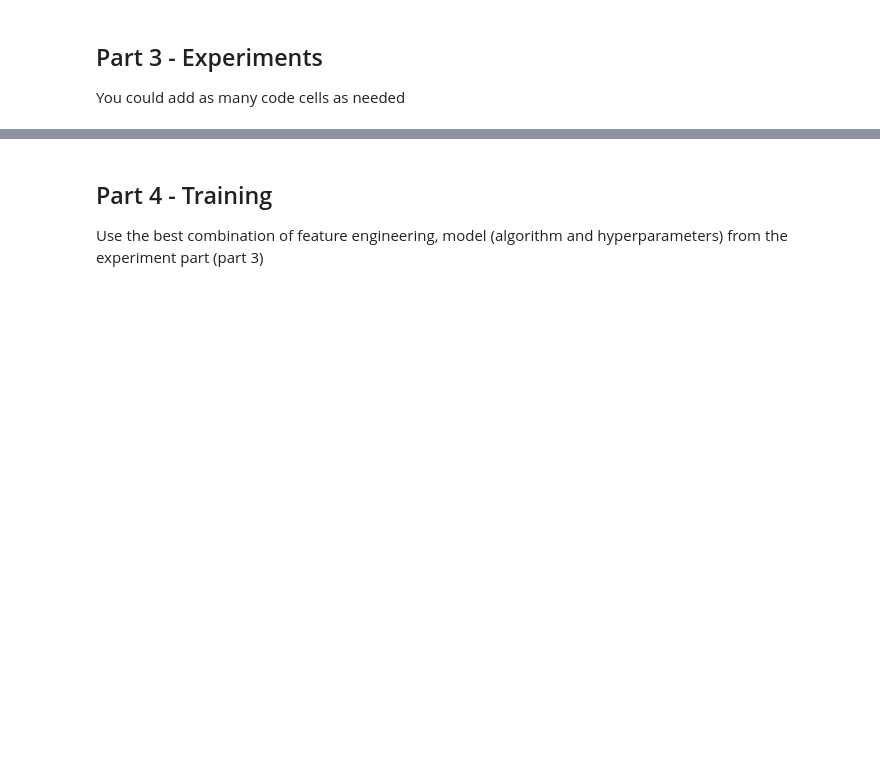
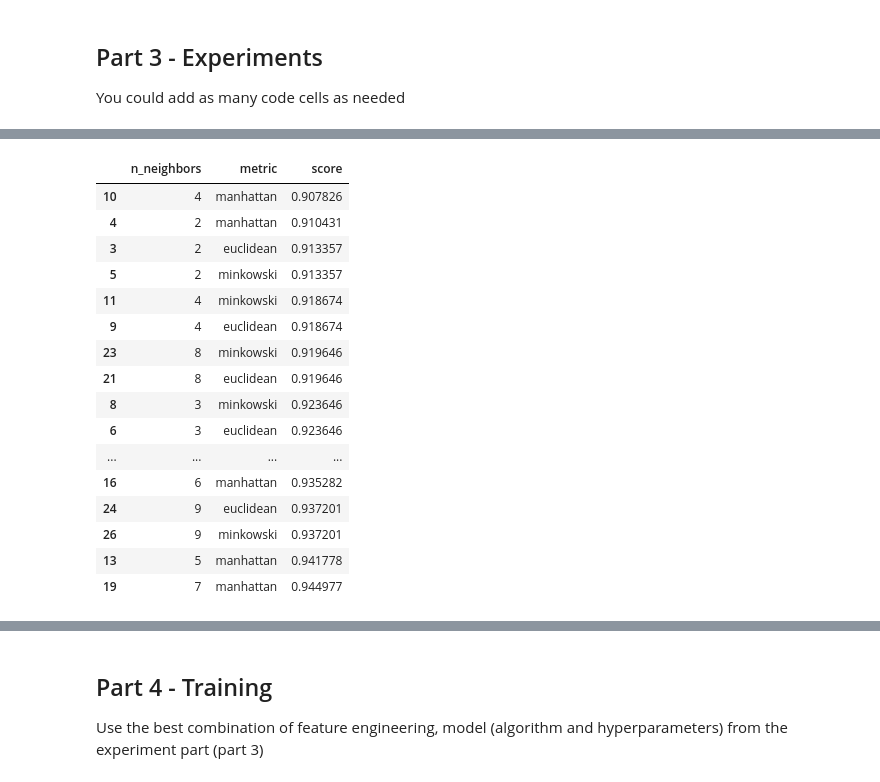
Before and after one commit to Omri212/ML_course_final_project, a Jupyter notebook: Assignment2_supervised_learning_flow.ipynb, the cells around one changed output, grey strips where cells are left out. Saved outputs shown, nothing was run; the diff lists cells and outputs as text; code cells hidden in the pictures; blank space fills up the shorter version.

```diff
--- a/Assignment2_supervised_learning_flow.ipynb
+++ b/Assignment2_supervised_learning_flow.ipynb
@@ -156,0 +178,11 @@ X_test=df_test.drop(columns=col_to_drop)
+# %%
+importances = decisionTree_md.feature_importances_
+
+feature_importance_df = pd.DataFrame({
+    'Feature': X_train.columns,
+    'Importance': importances
+})
+
+feature_importance_df = feature_importance_df.sort_values(by='Importance', ascending=False)
+
+print(feature_importance_df)
@@ -156,0 +207,4 @@ X_test=df_test.drop(columns=col_to_drop)
+# %%
+#filter the features according to feature importance score
+importance_feature=feature_importance_df[feature_importance_df['Importance']>0.03]['Feature']
+print(importance_feature)
@@ -157 +217,5 @@ X_test=df_test.drop(columns=col_to_drop)
+# %%
+X_train=df_train[importance_feature]
+
+X_test=df_test[importance_feature]
 # %%
@@ -241,0 +278,47 @@ df.sort_values(by='score')
+# %%
+# Define the hyperparameter grid for knn
+knn_param_grid = {
+    'n_neighbors': [1,2,3,4,5,6,7,8,9,10],'metric': ['euclidean', 'manhattan', 'minkowski']}
+
+
+knn_best_param={ 'n_neighbors': 0,'metric':""}
+knn_best_score=0
+knn_result={'n_neighbors':[],'metric':[],'score':[]}
+for n in knn_param_grid['n_neighbors']:
+    for dis in knn_param_grid['metric']:
+          knn_md=KNeighborsClassifier(n_neighbors=n,metric=dis)
+
+          # Perform 5-fold cross-validation
+          score=cross_val_score(estimator=knn_md,X=X_train,y=y_train,cv=5,scoring='f1_macro').mean()
+
+          knn_result['n_neighbors'].append(n)
+          knn_result['metric'].append(dis)
+          knn_result['score'].append(score)
+
+          if(score>knn_best_score):
+               knn_best_param['n_neighbors']=n
+               knn_best_param['metric']=dis
+               knn_best_score=score
+
+#creating a summary table of the combination scores results
+knn_cv_df=pd.DataFrame(data=knn_result).sort_values(by='score')
+
+knn_cv_df
+# %% [output]
+|  | n_neighbors | metric | score |
+| 10 | 4 | manhattan | 0.907826 |
+| 4 | 2 | manhattan | 0.910431 |
+| 3 | 2 | euclidean | 0.913357 |
+| 5 | 2 | minkowski | 0.913357 |
+| 11 | 4 | minkowski | 0.918674 |
+| 9 | 4 | euclidean | 0.918674 |
+| 23 | 8 | minkowski | 0.919646 |
+| 21 | 8 | euclidean | 0.919646 |
+| 8 | 3 | minkowski | 0.923646 |
+| 6 | 3 | euclidean | 0.923646 |
+| ... | ... | ... | ... |
+| 16 | 6 | manhattan | 0.935282 |
+| 24 | 9 | euclidean | 0.937201 |
+| 26 | 9 | minkowski | 0.937201 |
+| 13 | 5 | manhattan | 0.941778 |
+| 19 | 7 | manhattan | 0.944977 |
```
Also changed, not shown: parts of 30 cells of this notebook.
